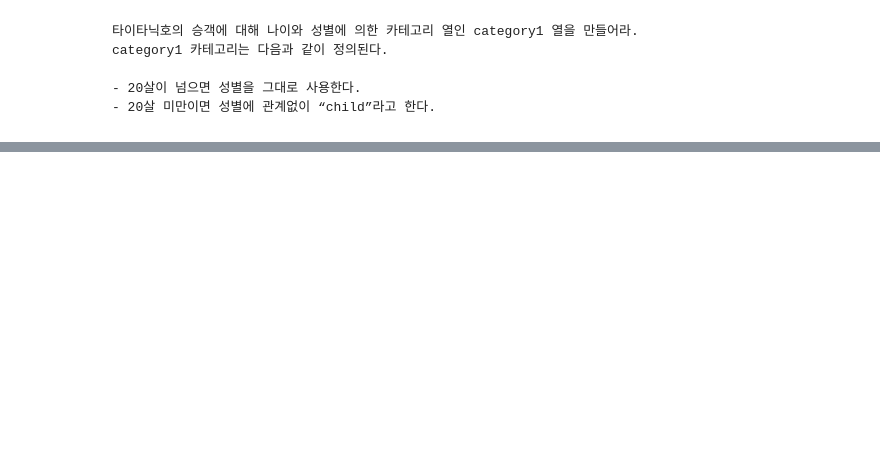
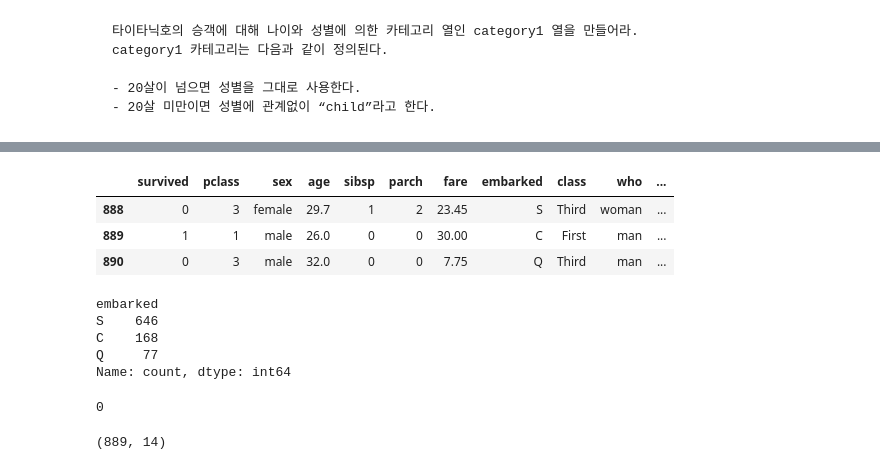
Before and after one commit to alexlee0318/DataAnaysis_2023, a Jupyter notebook: 02.pandas/05.데이터조작.ipynb, the cells around one changed output, grey strips where cells are left out. Saved outputs shown, nothing was run; the diff lists cells and outputs as text; code cells hidden in the pictures; blank space fills up the shorter version.

```diff
--- a/02.pandas/05.데이터조작.ipynb
+++ b/02.pandas/05.데이터조작.ipynb
@@ -389,0 +486,32 @@ titanic
+# %%
+# age 결측치는 평균으로 대체
+dt.age.fillna(dt.age.mean().round(2), inplace=True)
+dt.tail(3)
+# %% [output]
+|  | survived | pclass | sex | age | sibsp | parch | fare | embarked | class | who | ... |
+| 888 | 0 | 3 | female | 29.7 | 1 | 2 | 23.45 | S | Third | woman | ... |
+| 889 | 1 | 1 | male | 26.0 | 0 | 0 | 30.00 | C | First | man | ... |
+| 890 | 0 | 3 | male | 32.0 | 0 | 0 | 7.75 | Q | Third | man | ... |
+# %%
+# embarked 결측치는 최빈값으로 대체
+dt.embarked.value_counts()
+
+# embarked값을 s로 바꾸기
+dt.embarked.fillna('S', inplace=True)
+dt.embarked.value_counts()
+# %% [output]
+embarked
+S    646
+C    168
+Q     77
+Name: count, dtype: int64
+# %%
+# embark_town 결측치는 행 삭제(total count 없애기)
+dt.dropna(subset=['embark_town'], inplace=True)
+dt.isna().sum().sum()
+# %% [output]
+0
+# %%
+dt.shape    # 행,열 규모?값 출력 -> 위의 행 삭제가 잘 실행되었는지 확인할 수 있음.
+# %% [output]
+(889, 14)
```
Also changed, not shown: parts of 36 cells of this notebook, 5 other files.
